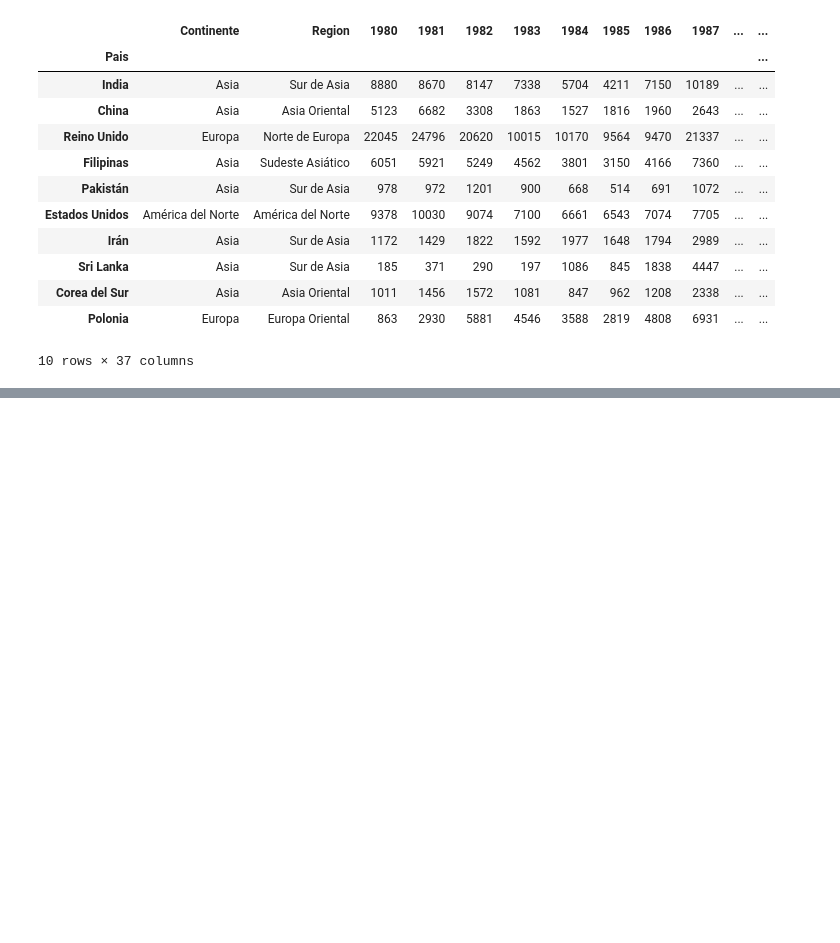
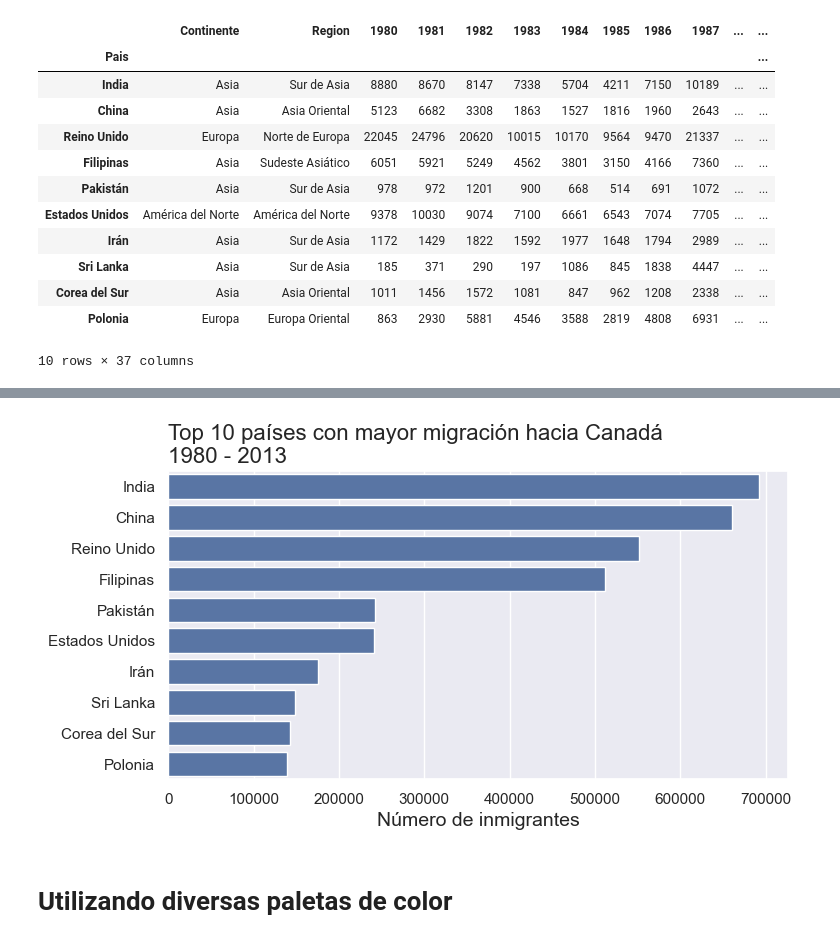
Before and after one commit to Ivan270/graficos-con-python, a Jupyter notebook: 4.1.biblioteca_seaborn.ipynb, the cells around one changed output, grey strips where cells are left out. Cells and saved outputs as stored; diff of their text form; code cells hidden in the pictures; blank space fills up the shorter version.

```diff
--- a/4.1.biblioteca_seaborn.ipynb
+++ b/4.1.biblioteca_seaborn.ipynb
@@ -42,0 +52,12 @@ sns.barplot(data=top_10, x='Total', y=top_10.index, orient='h')
+# %%
+fig, ax = plt.subplots(figsize=(8, 4))
+ax = sns.barplot(data=top_10, x="Total", y=top_10.index, orient="h")
+ax.set_title("Top 10 países con mayor migración hacia Canadá\n1980 - 2013", loc='left', fontsize=16)
+ax.set_xlabel('Número de inmigrantes', fontsize=14)
+ax.set_ylabel('')
+
+plt.show()
+# %% [output]
+[figure, added]
+# %% [markdown]
+# Utilizando diversas paletas de color
```
Also changed, not shown: parts of 16 cells of this notebook, 1 other file.
